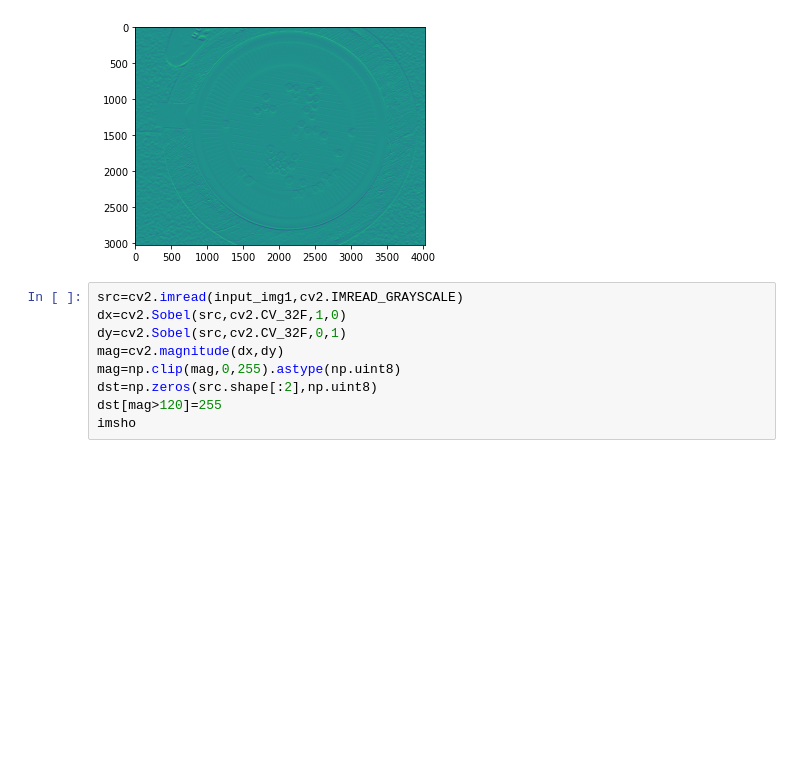
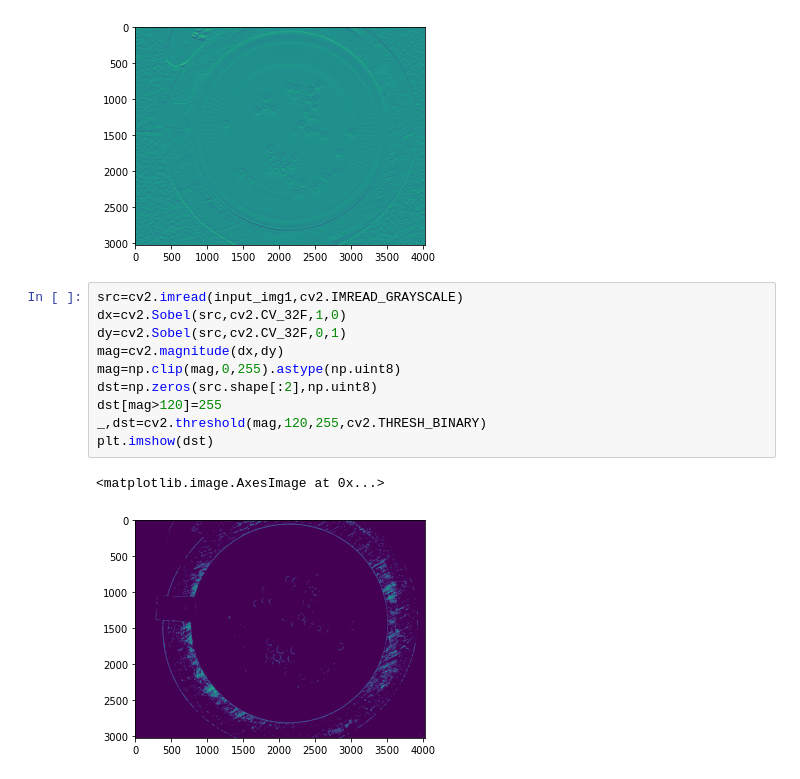
Before and after one commit to skyriver228/PNU-bean-count-night, a Jupyter notebook: PongPongLab/System/edge_sg.ipynb, the cells around one changed output. Saved outputs shown, nothing was run; the diff lists cells and outputs as text; blank space fills up the shorter version.

```diff
--- a/PongPongLab/System/edge_sg.ipynb
+++ b/PongPongLab/System/edge_sg.ipynb
@@ -60,9 +60,13 @@ plt.imshow(dy)
 # %%
 src=cv2.imread(input_img1,cv2.IMREAD_GRAYSCALE)
 dx=cv2.Sobel(src,cv2.CV_32F,1,0)
 dy=cv2.Sobel(src,cv2.CV_32F,0,1)
 mag=cv2.magnitude(dx,dy)
 mag=np.clip(mag,0,255).astype(np.uint8)
 dst=np.zeros(src.shape[:2],np.uint8)
 dst[mag>120]=255
-imsho
+_,dst=cv2.threshold(mag,120,255,cv2.THRESH_BINARY)
+plt.imshow(dst)
+# %% [output]
+<matplotlib.image.AxesImage at 0x...>
+[figure, added]
```
Also changed, not shown: parts of 2 cells of this notebook, 3 other files.
